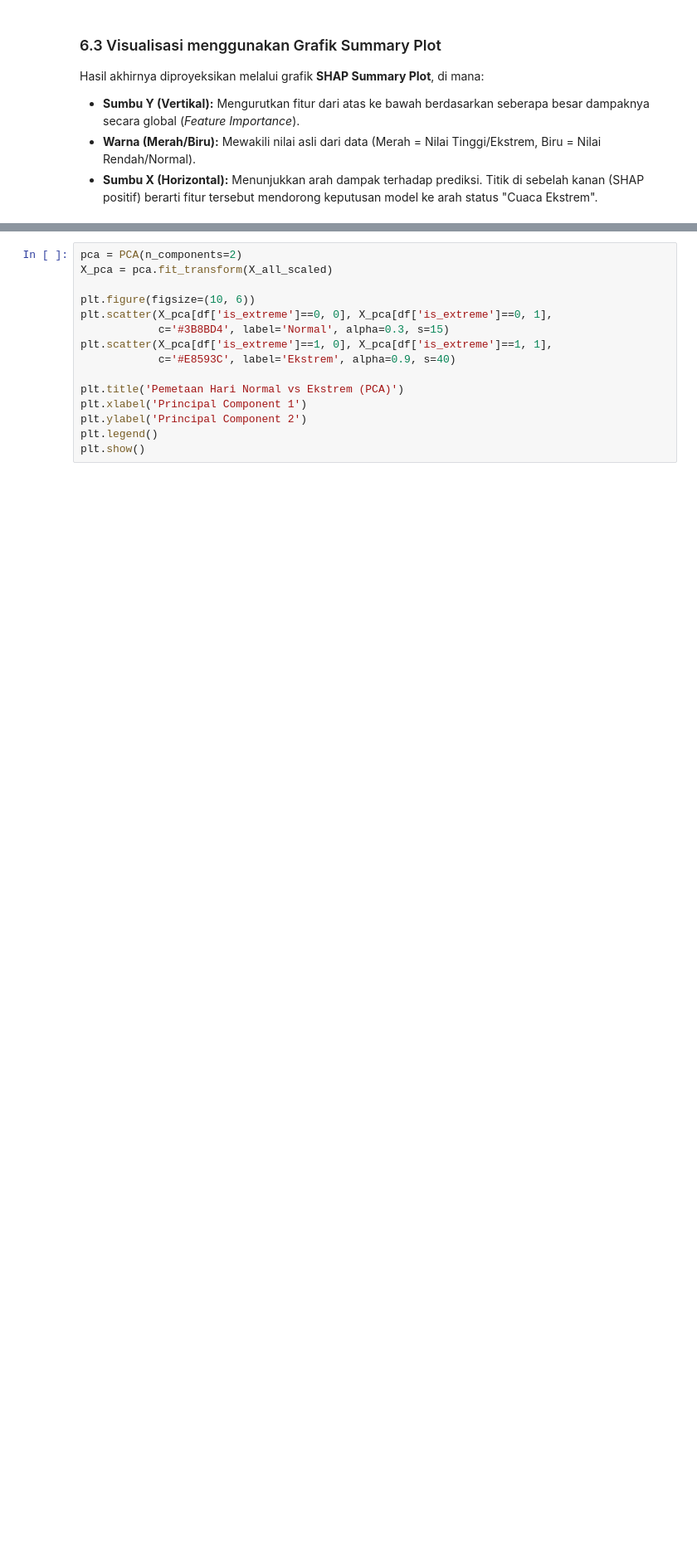
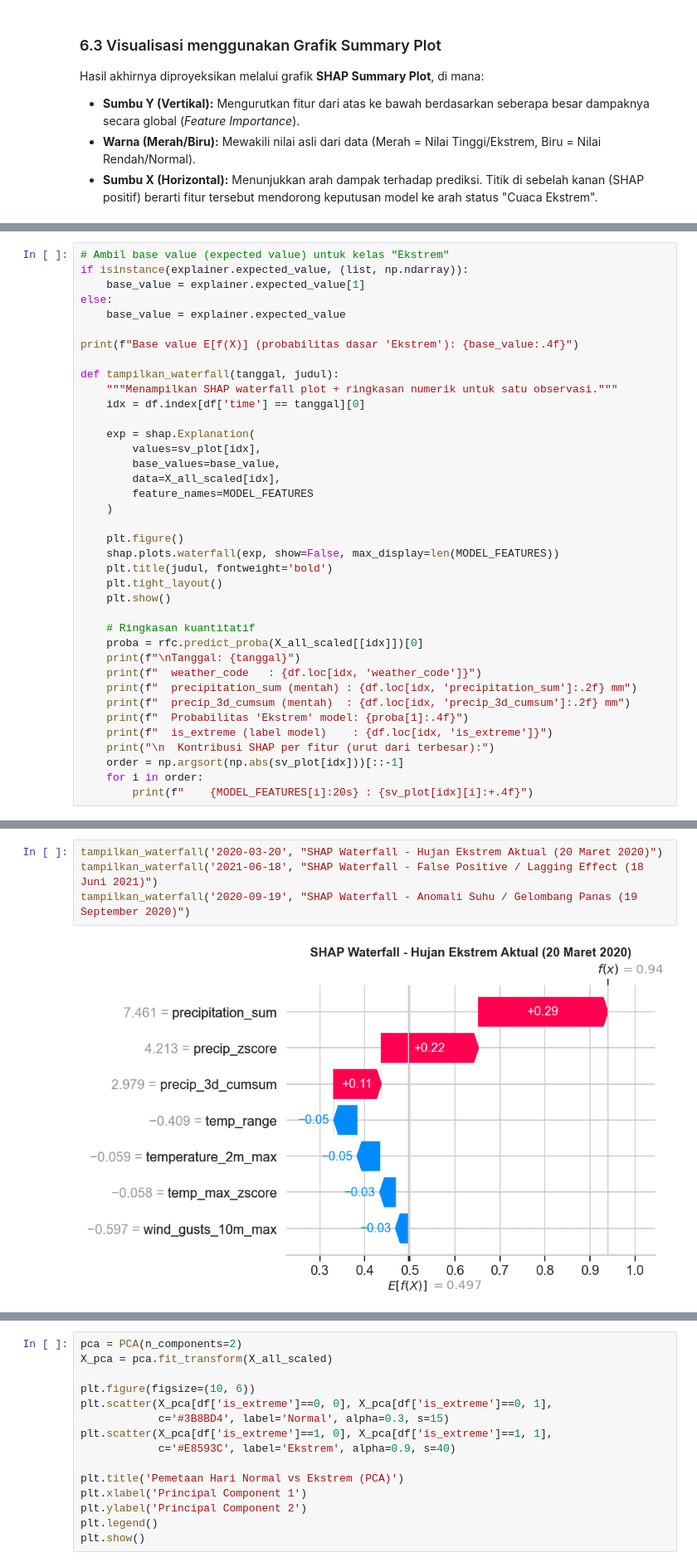
Before and after one commit to melinda-ab/prediksi-anomali-cuaca-sleman, a Jupyter notebook: main.ipynb, the cells around one changed output, grey strips where cells are left out. Shown at 83% size. Saved outputs shown, nothing was run; the diff lists cells and outputs as text; blank space fills up the shorter version.

Commit message:
feat: add local & global SHAP interpretation (waterfall, dependence plot, feature ranking)

```diff
--- a/main.ipynb
+++ b/main.ipynb
@@ -589,0 +621,38 @@ shap.summary_plot(sv_plot, X_all_scaled, feature_names=MODEL_FEATURES)
+# %%
+# Ambil base value (expected value) untuk kelas "Ekstrem"
+if isinstance(explainer.expected_value, (list, np.ndarray)):
+    base_value = explainer.expected_value[1]
+else:
+    base_value = explainer.expected_value
+
+print(f"Base value E[f(X)] (probabilitas dasar 'Ekstrem'): {base_value:.4f}")
+
+def tampilkan_waterfall(tanggal, judul):
+    """Menampilkan SHAP waterfall plot + ringkasan numerik untuk satu observasi."""
+    idx = df.index[df['time'] == tanggal][0]
+
+    exp = shap.Explanation(
+        values=sv_plot[idx],
+        base_values=base_value,
+        data=X_all_scaled[idx],
+        feature_names=MODEL_FEATURES
+    )
+
+    plt.figure()
+    shap.plots.waterfall(exp, show=False, max_display=len(MODEL_FEATURES))
+    plt.title(judul, fontweight='bold')
+    plt.tight_layout()
+    plt.show()
+
+    # Ringkasan kuantitatif
+    proba = rfc.predict_proba(X_all_scaled[[idx]])[0]
+    print(f"\nTanggal: {tanggal}")
+    print(f"  weather_code   : {df.loc[idx, 'weather_code']}")
+    print(f"  precipitation_sum (mentah) : {df.loc[idx, 'precipitation_sum']:.2f} mm")
+    print(f"  precip_3d_cumsum (mentah)  : {df.loc[idx, 'precip_3d_cumsum']:.2f} mm")
+    print(f"  Probabilitas 'Ekstrem' model: {proba[1]:.4f}")
+    print(f"  is_extreme (label model)    : {df.loc[idx, 'is_extreme']}")
+    print("\n  Kontribusi SHAP per fitur (urut dari terbesar):")
+    order = np.argsort(np.abs(sv_plot[idx]))[::-1]
+    for i in order:
+        print(f"    {MODEL_FEATURES[i]:20s} : {sv_plot[idx][i]:+.4f}")
@@ -589,0 +661,6 @@ shap.summary_plot(sv_plot, X_all_scaled, feature_names=MODEL_FEATURES)
+# %%
+tampilkan_waterfall('2020-03-20', "SHAP Waterfall - Hujan Ekstrem Aktual (20 Maret 2020)")
+tampilkan_waterfall('2021-06-18', "SHAP Waterfall - False Positive / Lagging Effect (18 Juni 2021)")
+tampilkan_waterfall('2020-09-19', "SHAP Waterfall - Anomali Suhu / Gelombang Panas (19 September 2020)")
+# %% [output]
+[figure, added]
```
Also changed, not shown: parts of 10 cells of this notebook.
